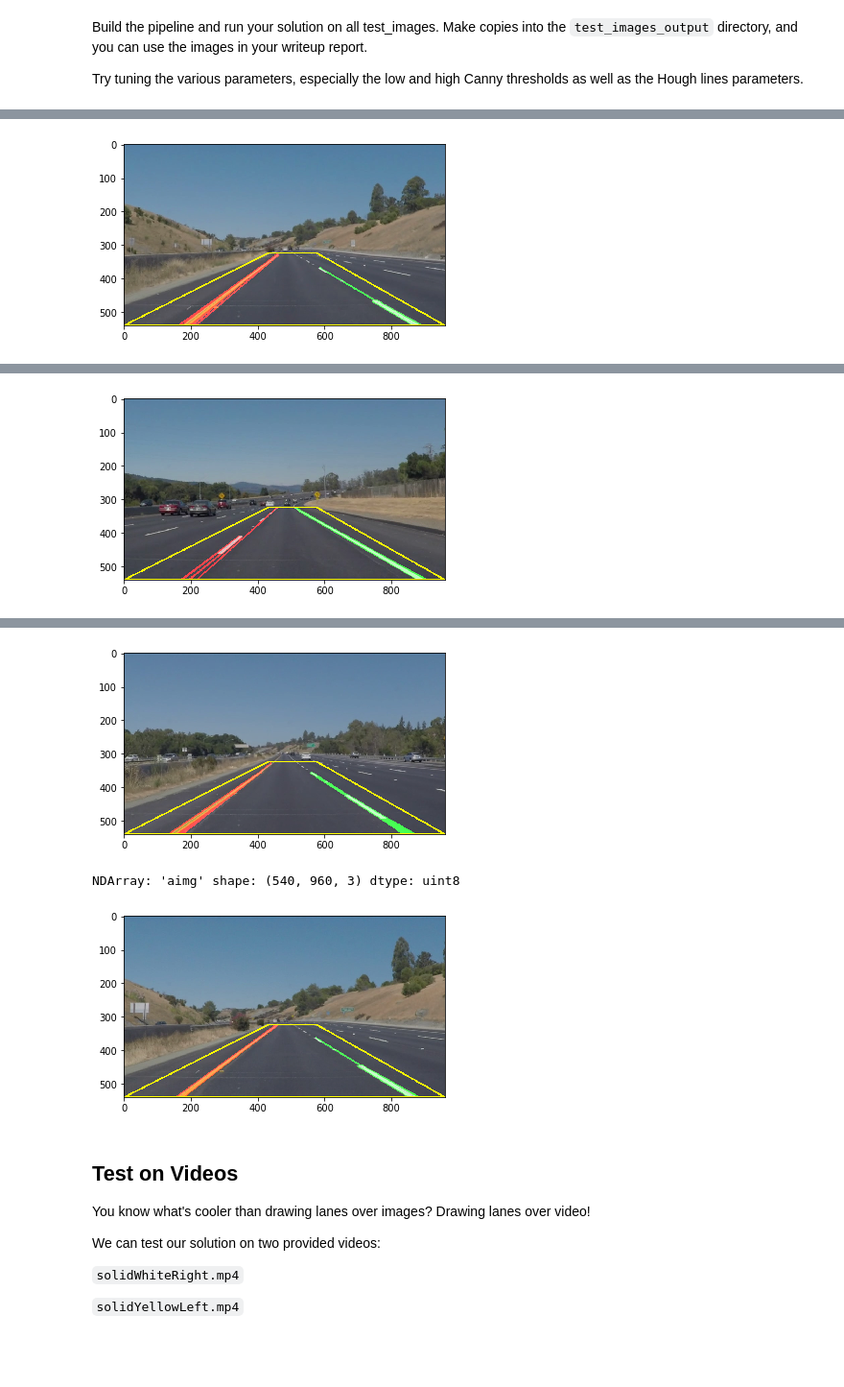
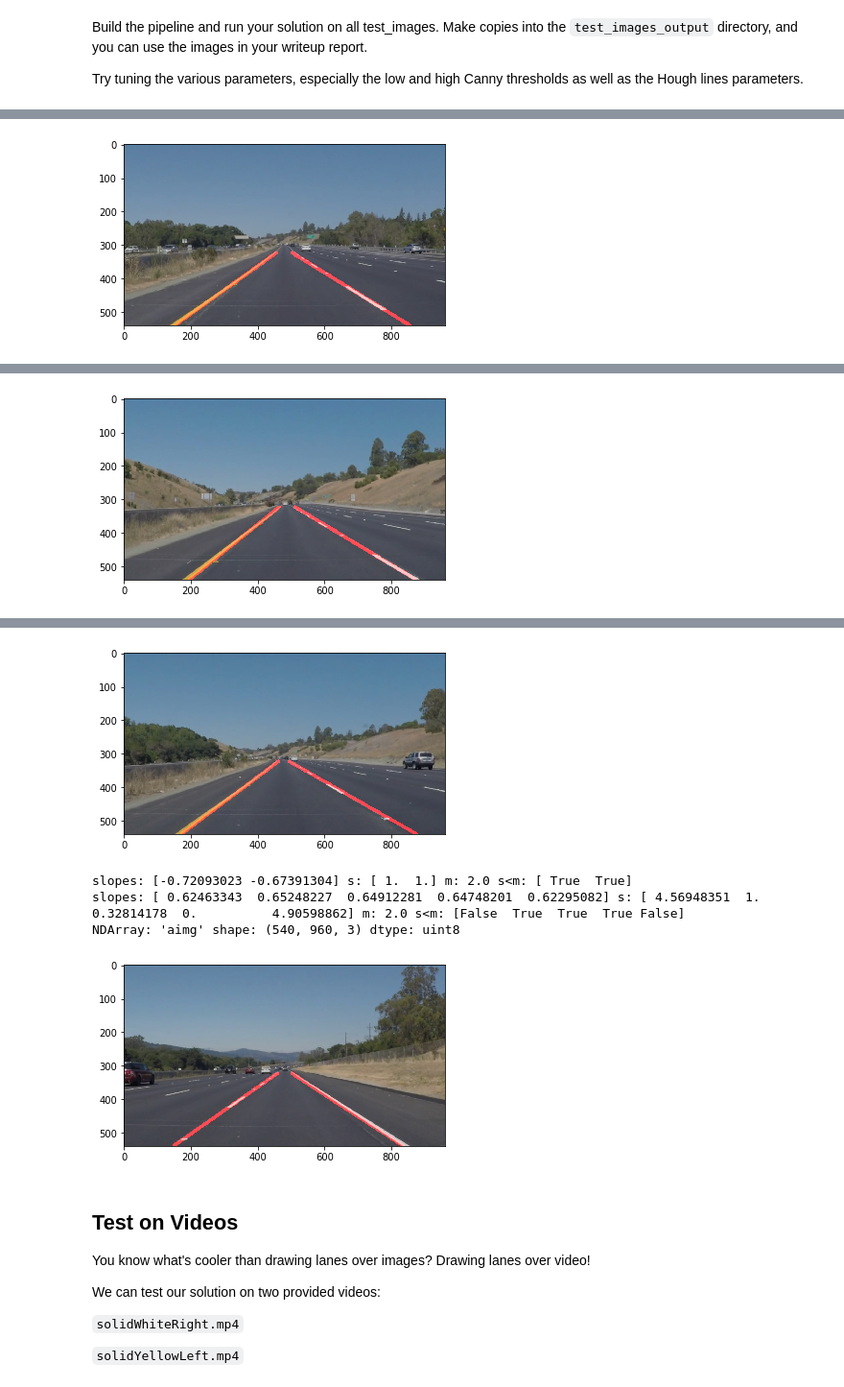
Before and after one commit to sandeep-datta/CarND-LaneLines-P1, a Jupyter notebook: P1.ipynb, the cells around one changed output, grey strips where cells are left out. Shown at 96% size. Drawn from its saved outputs; the diff is of its cells as text; code cells hidden in the pictures; blank space fills up the shorter version.

```diff
--- a/P1.ipynb
+++ b/P1.ipynb
@@ -193,13 +193,14 @@ Try tuning the various parameters, especially the low and high Canny thresholds
 
 # Adapted from: https://stackoverflow.com/a/16562028
 def reject_outliers(slopes, intercepts, ys, m = 2.):
-#     if not slopes.any():
-#         return slopes, intercepts, ys
-#     d = np.abs(slopes - np.median(slopes))
-#     mdev = np.median(d)
-#     s = d/mdev if mdev else 0.
-#     return slopes[s<m], intercepts[s<m], ys[s<m]
-    return slopes, intercepts, ys
+    if not (slopes.any() and intercepts.any() and ys.any()):
+        return slopes, intercepts, ys
+    d = np.abs(slopes - np.median(slopes))
+    mdev = np.median(d)
+    s = d/mdev if mdev else 0.
+    print("slopes:", slopes, "s:", s, "m:", m, "s<m:", s<m)
+    return slopes[s<m], intercepts[s<m], ys[s<m]
+    #return slopes, intercepts, ys
 
 
 
@@ -259,34 +260,45 @@ def draw_lines1(img, lines, color=[255, 0, 0], thickness=10):
     #print("Left:", left_slopes, left_y_intercepts, left_ys)
     #print("Right:", right_slopes, right_y_intercepts, right_ys)
 
-    # Get lane line parameters by averaging
-    avg_left_slope = np.mean(left_slopes)
-    avg_left_y_intercept = np.mean(left_y_intercepts)
+    # y = mx + b => x = (y - b)/m
+    ymax = img.shape[0] - 1 if img.shape[0] else 0
+    xmax = img.shape[1] - 1 if img.shape[1] else 0
 
-    avg_right_slope = np.mean(right_slopes)
-    avg_right_y_intercept = np.mean(right_y_intercepts)
 
-    # y = mx + b => x = (y - b)/m
-    ymax = img.shape[0]
+    if left_slopes.any():
+        # Get lane line parameters by averaging
+        avg_left_slope = np.mean(left_slopes)
+        avg_left_y_intercept = np.mean(left_y_intercepts)
 
-    # Get x-intercept for y = ymax
-    x_start_left = int((ymax - avg_left_y_intercept) / avg_left_slope)
-    x_start_right = int((ymax - avg_right_y_intercept) / avg_right_slope)
 
-    y_end_left = np.min(left_ys)
-    y_end_right = np.min(right_ys)
+        # Get x-intercept for y = ymax
+        x_start_left = np.clip(int((ymax - avg_left_y_intercept) / avg_left_slope), 0, xmax)
 
-    x_end_left = int((y_end_left - avg_left_y_intercept) / avg_left_slope)
-    x_end_right = int((y_end_right - avg_right_y_intercept) / avg_right_slope)
+        #y_end_left = np.min(left_ys)
+        y_end_left = int(ymax*0.6)
+        x_end_left = np.clip(int((y_end_left - avg_left_y_intercept) / avg_left_slope), 0, xmax)
 
-    p_start_left = (x_start_left, ymax)
-    p_end_left = (x_end_left, y_end_left)
-    p_start_right = (x_start_right, ymax)
-    p_end_right = (x_end_right, y_end_right)
+        p_start_left = (x_start_left, ymax)
+        p_end_left = (x_end_left, y_end_left)
 
-    cv2.line(img, p_start_left, p_end_left, color, thickness)
-    cv2.line(img, p_start_right, p_end_right, color, thickness)
+        cv2.line(img, p_start_left, p_end_left, color, thickness)
 
+    if right_slopes.any():
+        # Get lane line parameters by averaging
+        avg_right_slope = np.mean(right_slopes)
+        avg_right_y_intercept = np.mean(right_y_intercepts)
+
+        # Get x-intercept for y = ymax
+        x_start_right = np.clip(int((ymax - avg_right_y_intercept) / avg_right_slope), 0 , xmax)
+
+        #y_end_right = np.min(right_ys)
+        y_end_right = int(ymax*0.6)
+        x_end_right = np.clip(int((y_end_right - avg_right_y_intercept) / avg_right_slope), 0, xmax)
+
+        p_start_right = (x_start_right, ymax)
+        p_end_right = (x_end_right, y_end_right)
+
+        cv2.line(img, p_start_right, p_end_right, color, thickness)
 
 def draw_lines2(img, lines, thickness=3):
     """
@@ -404,7 +416,7 @@ def anotate_lane(image):
 
     annotatedImg = weighted_img(imgLines, image, α=0.8, β=1., λ=0.)
 
-    cv2.polylines(annotatedImg, vertices, True, [255, 255, 0], thickness=3)
+    #cv2.polylines(annotatedImg, vertices, True, [255, 255, 0], thickness=3)
 
     return annotatedImg
 
@@ -416,7 +428,7 @@ def hough_lines(img, rho, theta, threshold, min_line_len, max_line_gap):
     """
     lines = cv2.HoughLinesP(img, rho, theta, threshold, np.array([]), minLineLength=min_line_len, maxLineGap=max_line_gap)
     line_img = np.zeros((img.shape[0], img.shape[1], 3), dtype=np.uint8)
-    draw_lines2(line_img, lines)
+    draw_lines1(line_img, lines)
     return line_img
 
 from os import path
@@ -435,2 +468,2 @@ NDArray: 'aimg' shape: (540, 960, 3) dtype: uint8
 NDArray: 'aimg' shape: (540, 960, 3) dtype: uint8
-[figure, old version]
+[figure, new version]
@@ -437,2 +476,2 @@ NDArray: 'aimg' shape: (540, 960, 3) dtype: uint8
 NDArray: 'aimg' shape: (540, 960, 3) dtype: uint8
-[figure, old version]
+[figure, new version]
@@ -439,7 +483,9 @@ NDArray: 'aimg' shape: (540, 960, 3) dtype: uint8
 NDArray: 'aimg' shape: (540, 960, 3) dtype: uint8
-[figure, old version]
+[figure, new version]
+slopes: [-0.72093023 -0.67391304] s: [ 1.  1.] m: 2.0 s<m: [ True  True]
+slopes: [ 0.62463343  0.65248227  0.64912281  0.64748201  0.62295082] s: [ 4.56948351  1.          0.32814178  0.          4.90598862] m: 2.0 s<m: [False  True  True  True False]
 NDArray: 'aimg' shape: (540, 960, 3) dtype: uint8
-[figure, old version]
+[figure, new version]
 # %% [markdown]
 ## Test on Videos
 
```
Also changed, not shown: parts of 6 cells of this notebook.
